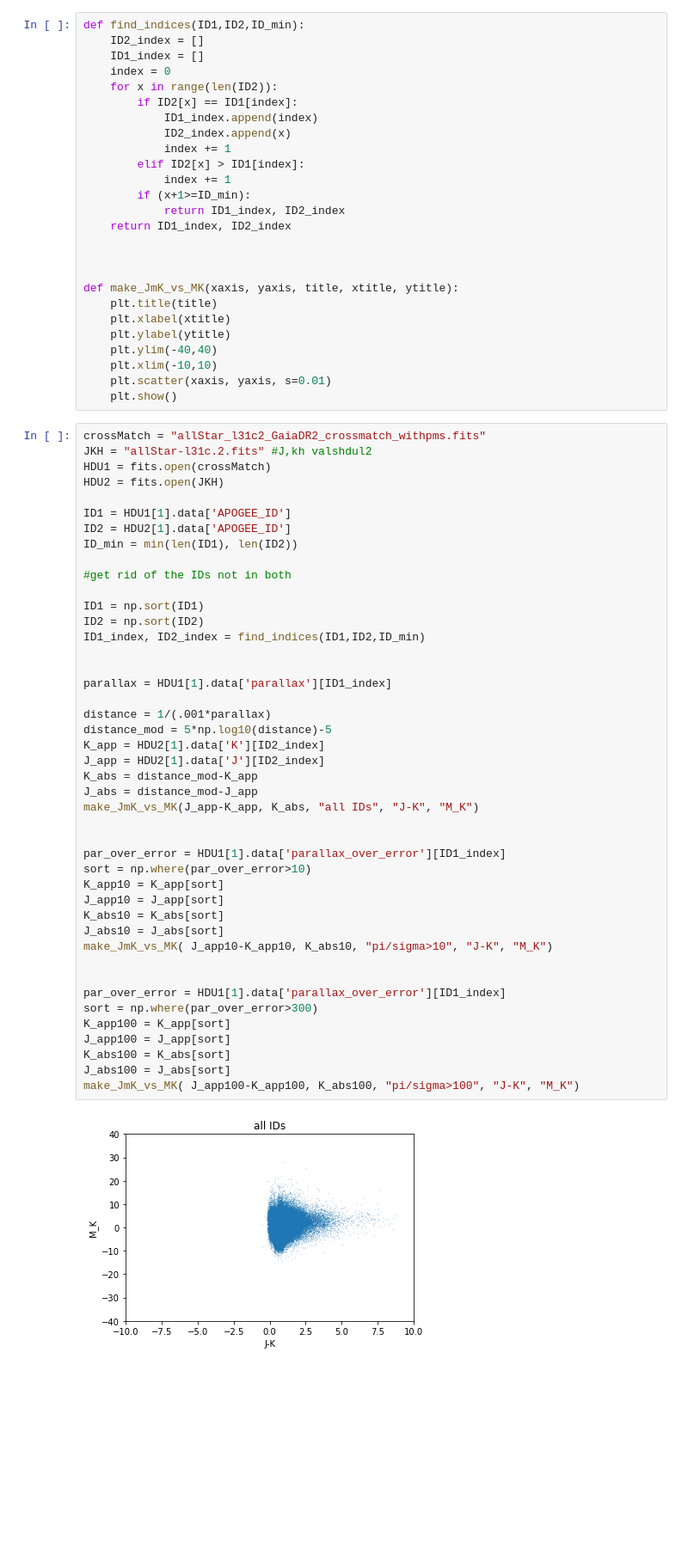
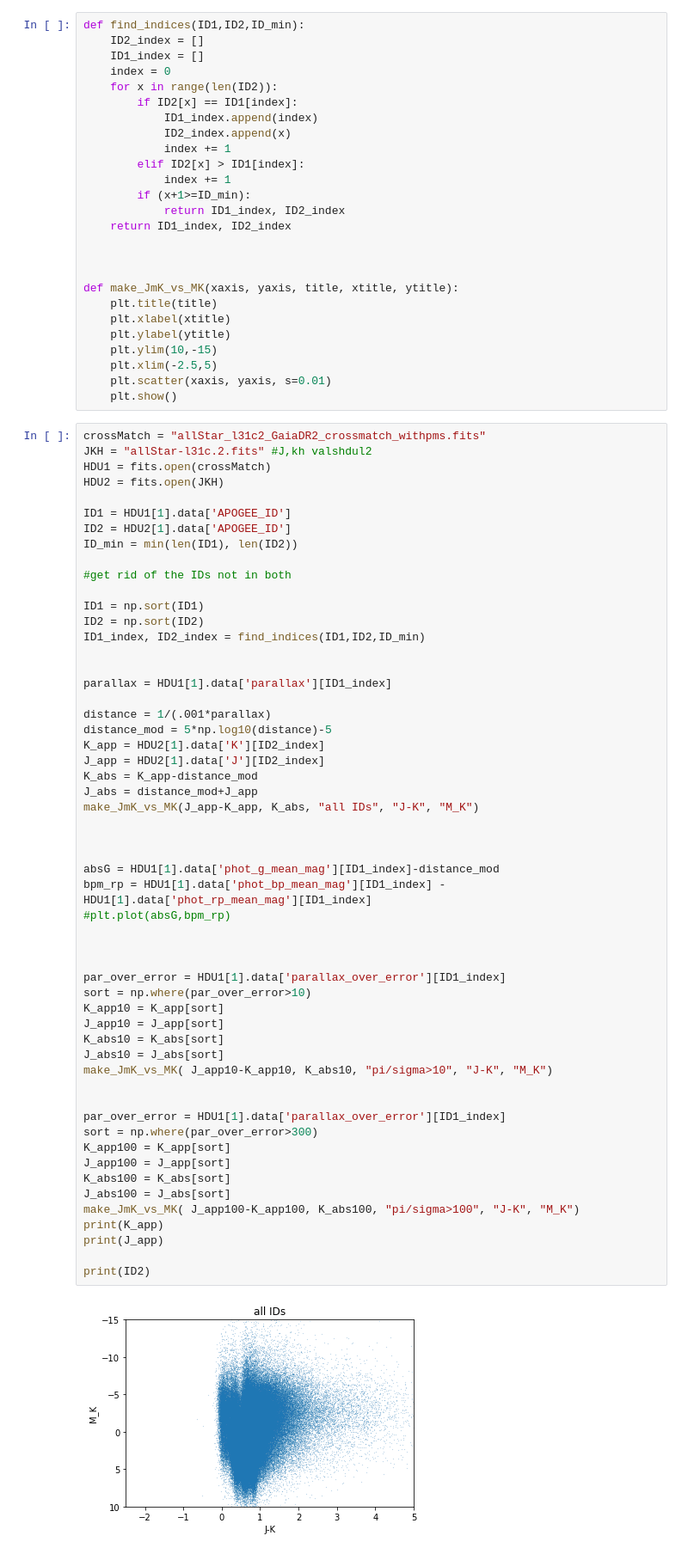
Before and after one commit to mscoggs/astro_ml, a Jupyter notebook: labels_scoggins.ipynb, the cells around one changed output. Shown at 86% size. Cells and saved outputs as stored; diff of their text form; blank space fills up the shorter version.

```diff
--- a/labels_scoggins.ipynb
+++ b/labels_scoggins.ipynb
@@ -30,8 +131,8 @@ def make_JmK_vs_MK(xaxis, yaxis, title, xtitle, ytitle):
     plt.title(title)
     plt.xlabel(xtitle)
     plt.ylabel(ytitle)
-    plt.ylim(-40,40)
-    plt.xlim(-10,10)
+    plt.ylim(10,-15)
+    plt.xlim(-2.5,5)
     plt.scatter(xaxis, yaxis, s=0.01)
     plt.show()
 # %%
@@ -50,33 +151,44 @@ ID1 = np.sort(ID1)
 ID2 = np.sort(ID2)
 ID1_index, ID2_index = find_indices(ID1,ID2,ID_min)
 
 
 parallax = HDU1[1].data['parallax'][ID1_index]
 
 distance = 1/(.001*parallax)
 distance_mod = 5*np.log10(distance)-5
 K_app = HDU2[1].data['K'][ID2_index]
 J_app = HDU2[1].data['J'][ID2_index]
-K_abs = distance_mod-K_app
-J_abs = distance_mod-J_app
+K_abs = K_app-distance_mod
+J_abs = distance_mod+J_app
 make_JmK_vs_MK(J_app-K_app, K_abs, "all IDs", "J-K", "M_K")
+
+
+
+absG = HDU1[1].data['phot_g_mean_mag'][ID1_index]-distance_mod
+bpm_rp = HDU1[1].data['phot_bp_mean_mag'][ID1_index] - HDU1[1].data['phot_rp_mean_mag'][ID1_index]
+#plt.plot(absG,bpm_rp)
+
 
 
 par_over_error = HDU1[1].data['parallax_over_error'][ID1_index]
 sort = np.where(par_over_error>10)
 K_app10 = K_app[sort]
 J_app10 = J_app[sort]
 K_abs10 = K_abs[sort]
 J_abs10 = J_abs[sort]
 make_JmK_vs_MK( J_app10-K_app10, K_abs10, "pi/sigma>10", "J-K", "M_K")
 
 
 par_over_error = HDU1[1].data['parallax_over_error'][ID1_index]
 sort = np.where(par_over_error>300)
 K_app100 = K_app[sort]
 J_app100 = J_app[sort]
 K_abs100 = K_abs[sort]
 J_abs100 = J_abs[sort]
 make_JmK_vs_MK( J_app100-K_app100, K_abs100, "pi/sigma>100", "J-K", "M_K")
+print(K_app)
+print(J_app)
+
+print(ID2)
 # %% [output]
-[figure, old version]
+[figure, new version]
```
Also changed, not shown: parts of 13 cells of this notebook.
